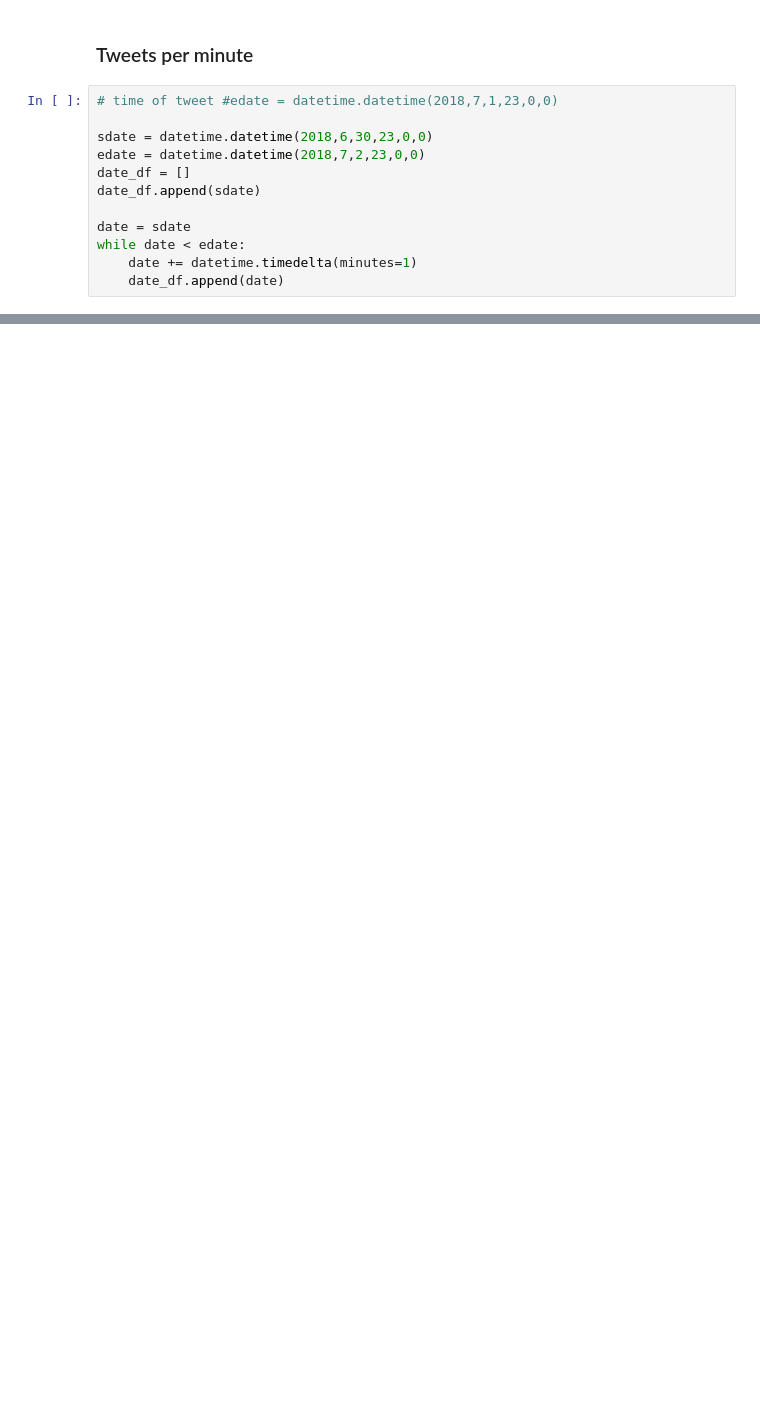
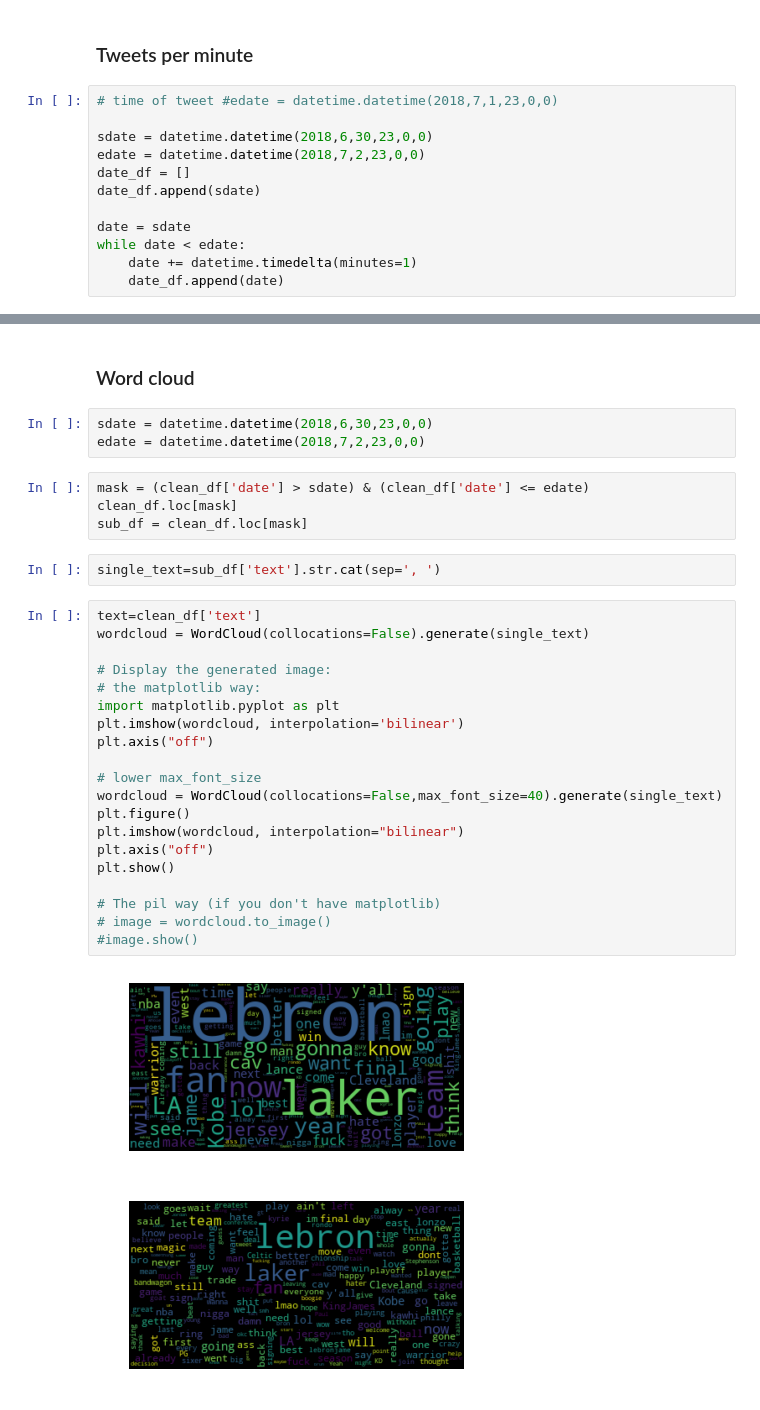
Before and after one commit to lrbachtiar/past_projects, a Jupyter notebook: lebron_decision/Twitter_data.ipynb, the cells around one changed output, grey strips where cells are left out. Drawn from its saved outputs; the diff is of its cells as text; blank space fills up the shorter version.

Commit message:
twitter word cloud

```diff
--- a/lebron_decision/Twitter_data.ipynb
+++ b/lebron_decision/Twitter_data.ipynb
@@ -85,0 +97,34 @@ min(x)
+# %% [markdown]
+### Word cloud
+# %%
+sdate = datetime.datetime(2018,6,30,23,0,0)
+edate = datetime.datetime(2018,7,2,23,0,0)
+# %%
+mask = (clean_df['date'] > sdate) & (clean_df['date'] <= edate)
+clean_df.loc[mask]
+sub_df = clean_df.loc[mask]
+# %%
+single_text=sub_df['text'].str.cat(sep=', ')
+# %%
+text=clean_df['text']
+wordcloud = WordCloud(collocations=False).generate(single_text)
+
+# Display the generated image:
+# the matplotlib way:
+import matplotlib.pyplot as plt
+plt.imshow(wordcloud, interpolation='bilinear')
+plt.axis("off")
+
+# lower max_font_size
+wordcloud = WordCloud(collocations=False,max_font_size=40).generate(single_text)
+plt.figure()
+plt.imshow(wordcloud, interpolation="bilinear")
+plt.axis("off")
+plt.show()
+
+# The pil way (if you don't have matplotlib)
+# image = wordcloud.to_image()
+#image.show()
+# %% [output]
+[figure, added]
+[figure, added]
```
Also changed, not shown: parts of 11 cells of this notebook.
